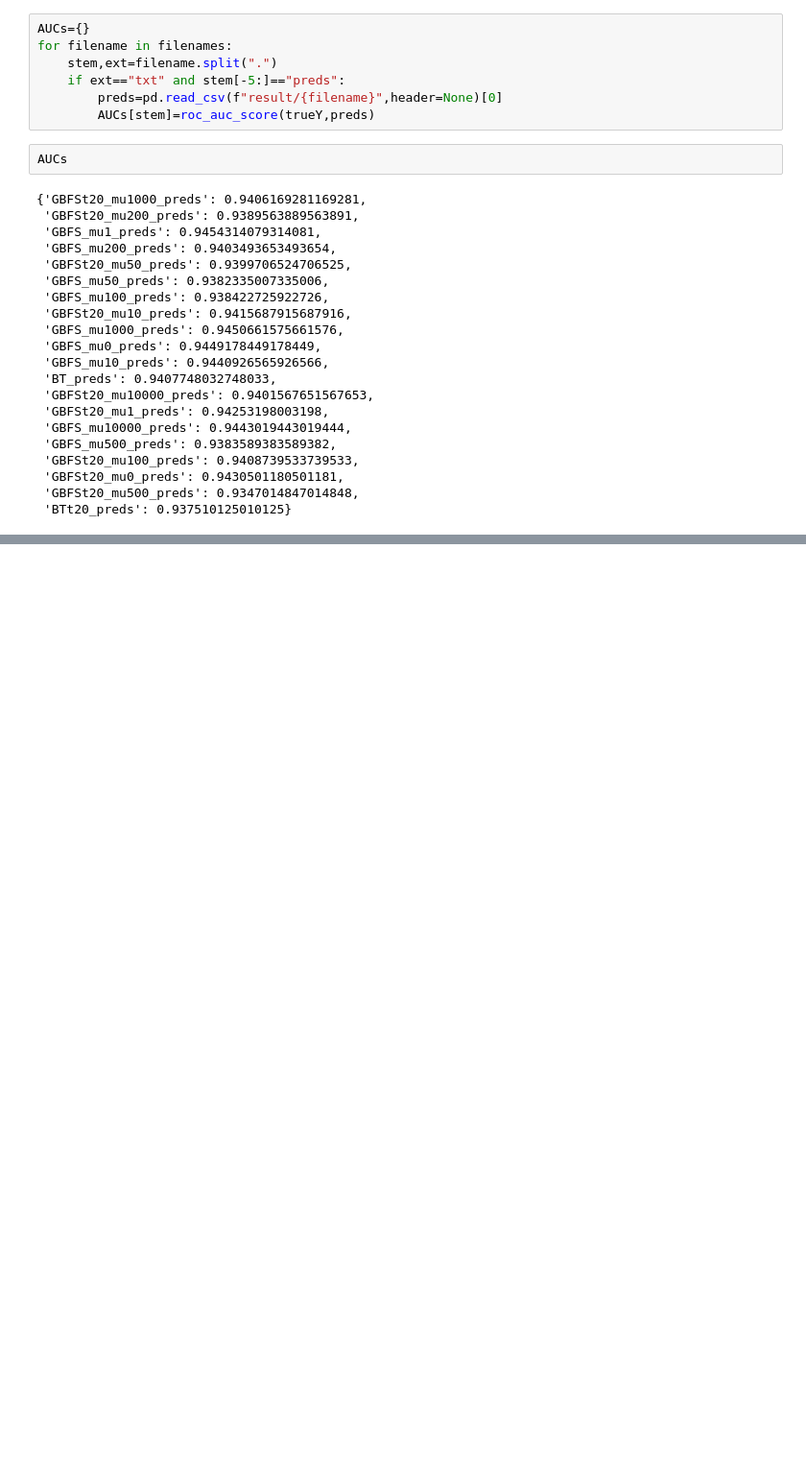
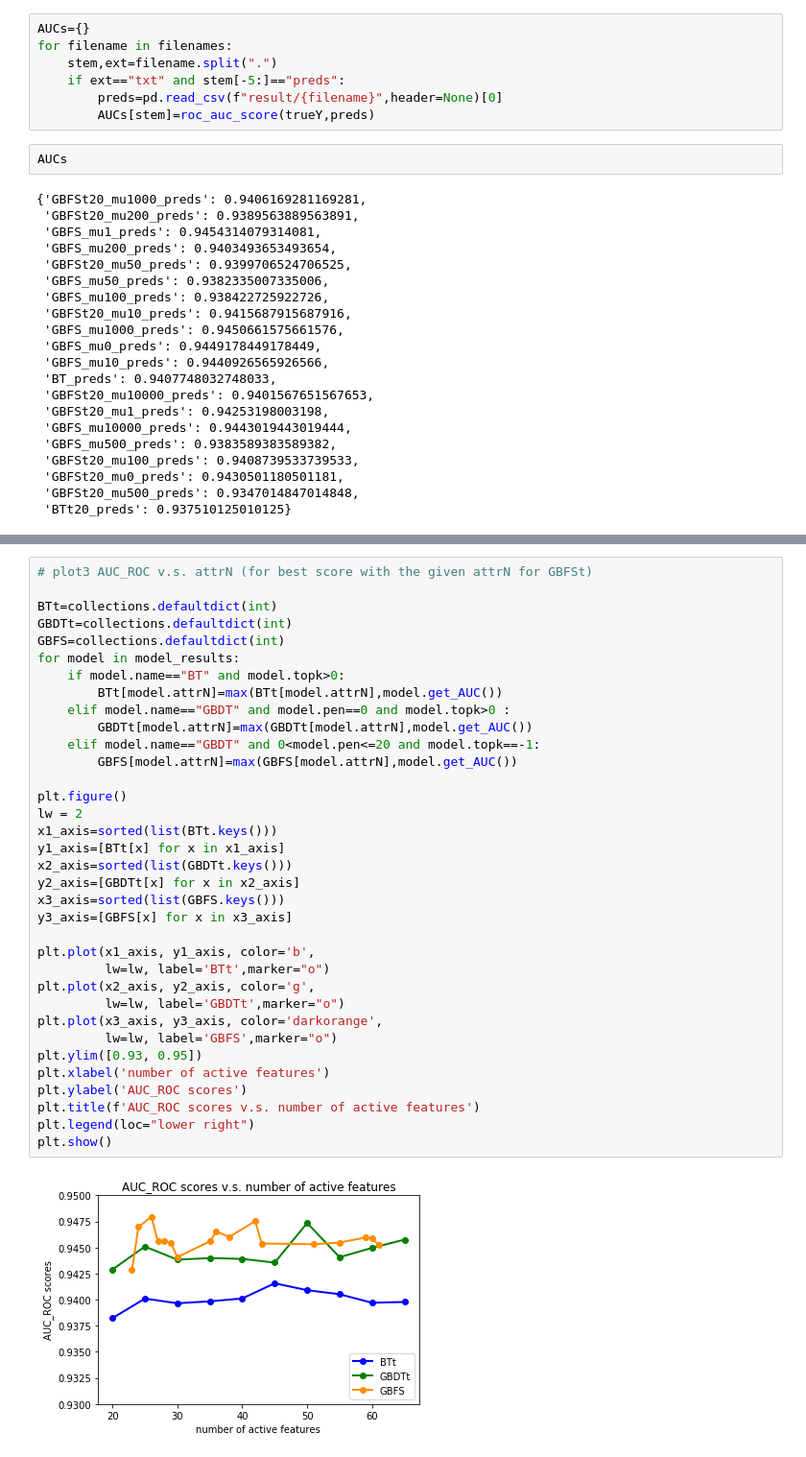
Before and after one commit to dariasor/TreeExtra, a Jupyter notebook: postprocess.ipynb, the cells around one changed output, grey strips where cells are left out. Shown at 96% size. Saved outputs shown, nothing was run; the diff lists cells and outputs as text; blank space fills up the shorter version.

```diff
--- a/postprocess.ipynb
+++ b/postprocess.ipynb
@@ -84,0 +276,37 @@ filenames
+# %%
+# plot3 AUC_ROC v.s. attrN (for best score with the given attrN for GBFSt)
+
+BTt=collections.defaultdict(int)
+GBDTt=collections.defaultdict(int)
+GBFS=collections.defaultdict(int)
+for model in model_results:
+    if model.name=="BT" and model.topk>0:
+        BTt[model.attrN]=max(BTt[model.attrN],model.get_AUC())
+    elif model.name=="GBDT" and model.pen==0 and model.topk>0 :
+        GBDTt[model.attrN]=max(GBDTt[model.attrN],model.get_AUC())
+    elif model.name=="GBDT" and 0<model.pen<=20 and model.topk==-1:
+        GBFS[model.attrN]=max(GBFS[model.attrN],model.get_AUC())
+
+plt.figure()
+lw = 2
+x1_axis=sorted(list(BTt.keys()))
+y1_axis=[BTt[x] for x in x1_axis]
+x2_axis=sorted(list(GBDTt.keys()))
+y2_axis=[GBDTt[x] for x in x2_axis]
+x3_axis=sorted(list(GBFS.keys()))
+y3_axis=[GBFS[x] for x in x3_axis]
+
+plt.plot(x1_axis, y1_axis, color='b',
+         lw=lw, label='BTt',marker="o")
+plt.plot(x2_axis, y2_axis, color='g',
+         lw=lw, label='GBDTt',marker="o")
+plt.plot(x3_axis, y3_axis, color='darkorange',
+         lw=lw, label='GBFS',marker="o")
+plt.ylim([0.93, 0.95])
+plt.xlabel('number of active features')
+plt.ylabel('AUC_ROC scores')
+plt.title(f'AUC_ROC scores v.s. number of active features')
+plt.legend(loc="lower right")
+plt.show()
+# %% [output]
+[figure, added]
```
Also changed, not shown: parts of 26 cells of this notebook, 2 other files.
